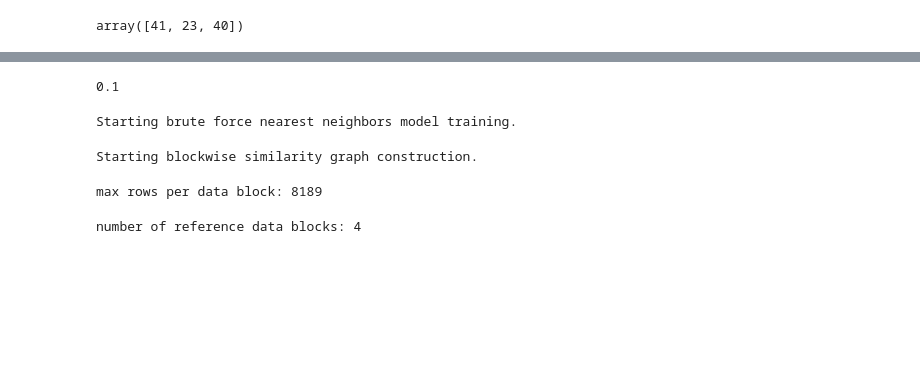
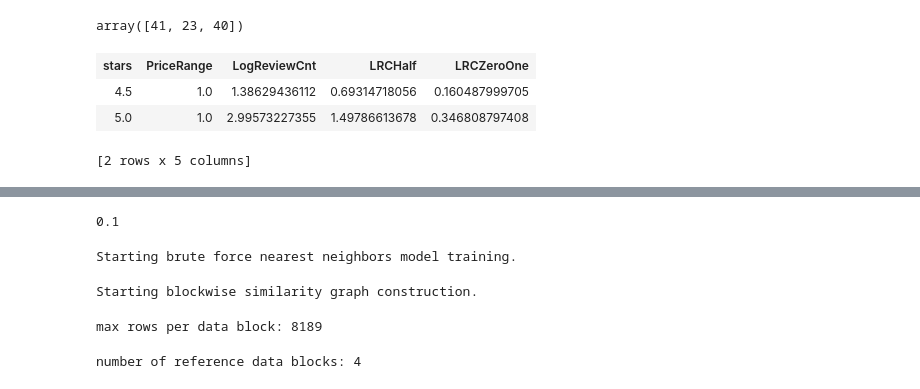
Before and after one commit to amy17519/nycdsa_capstone, a Jupyter notebook: 10_cluster/gldCapstonebiz.ipynb, the cells around one changed output, grey strips where cells are left out. Cells and saved outputs as stored; diff of their text form; code cells hidden in the pictures; blank space fills up the shorter version.

```diff
--- a/10_cluster/gldCapstonebiz.ipynb
+++ b/10_cluster/gldCapstonebiz.ipynb
@@ -461,0 +360,13 @@ Choosing initial cluster centers with Kmeans++.
+# %%
+### TO SAVE KDATAR DATA IN PICKLE
+import pickle
+
+with open("kdatar.pkl", 'wb') as f:
+   pickle.dump(kdatar.to_dataframe(), f)
+# %%
+### TO LOAD KDATAR FROM PICKLE
+with open("kdatar.pkl", 'rb') as f:
+   kdatar = gl.SFrame(pickle.load(f))
+
+print kdatar.shape
+kdatar.head(2)
@@ -689,0 +607,13 @@ array([41, 23, 40])
+# %%
+### ADD NEW COLUMNs WITH RESIZED REVIEW COUNT 1) BY DIVIDING BY 2
+###          AND 2) RESCALING TO ZERO TO ONE RANGE
+kdatar['LRCHalf']=kdatar['LogReviewCnt']/2
+kdatar['LRCZeroOne']=kdatar['LogReviewCnt']/max(kdatar['LogReviewCnt'])
+# %%
+kdatar['LRCZeroOne']=kdatar['LogReviewCnt']/max(kdatar['LogReviewCnt'])
+kdatar.head(2)
+# %% [output]
+| stars | PriceRange | LogReviewCnt | LRCHalf | LRCZeroOne |
+| 4.5 | 1.0 | 1.38629436112 | 0.69314718056 | 0.160487999705 |
+| 5.0 | 1.0 | 2.99573227355 | 1.49786613678 | 0.346808797408 |
+[2 rows x 5 columns]
```
Also changed, not shown: parts of 44 cells of this notebook.
